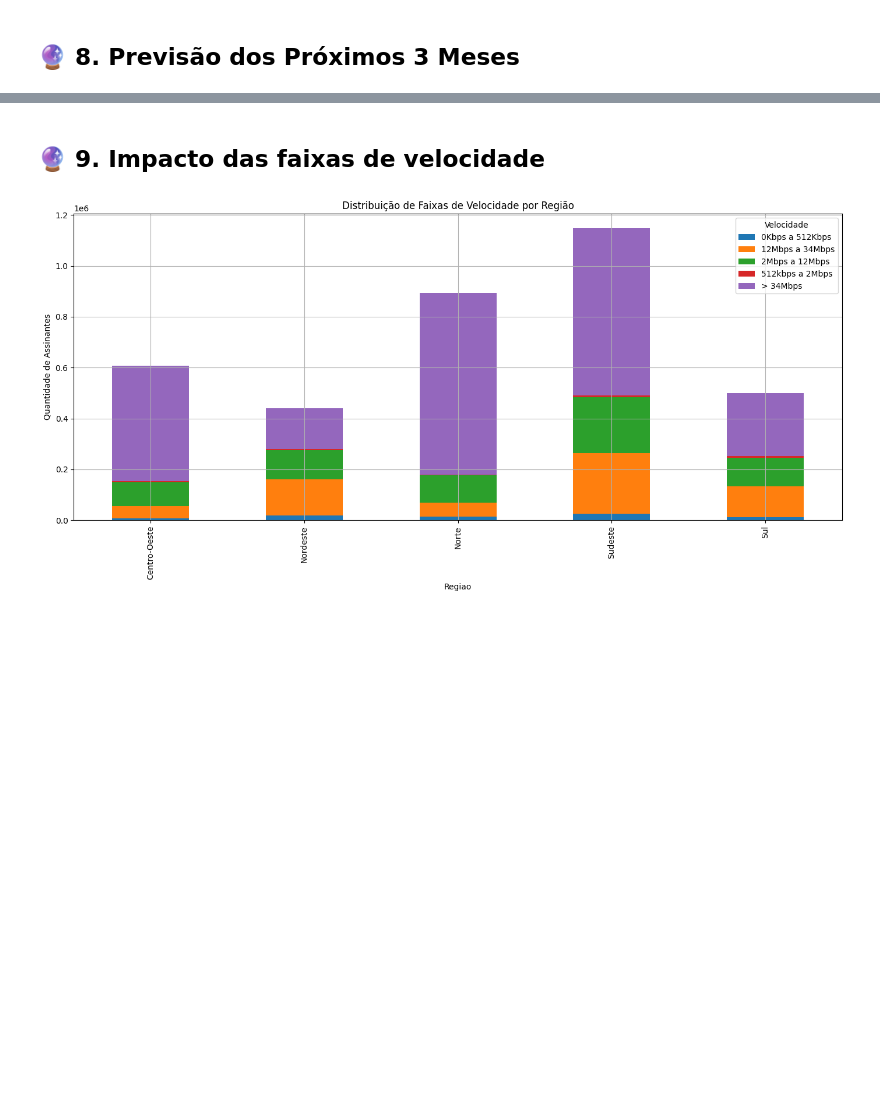
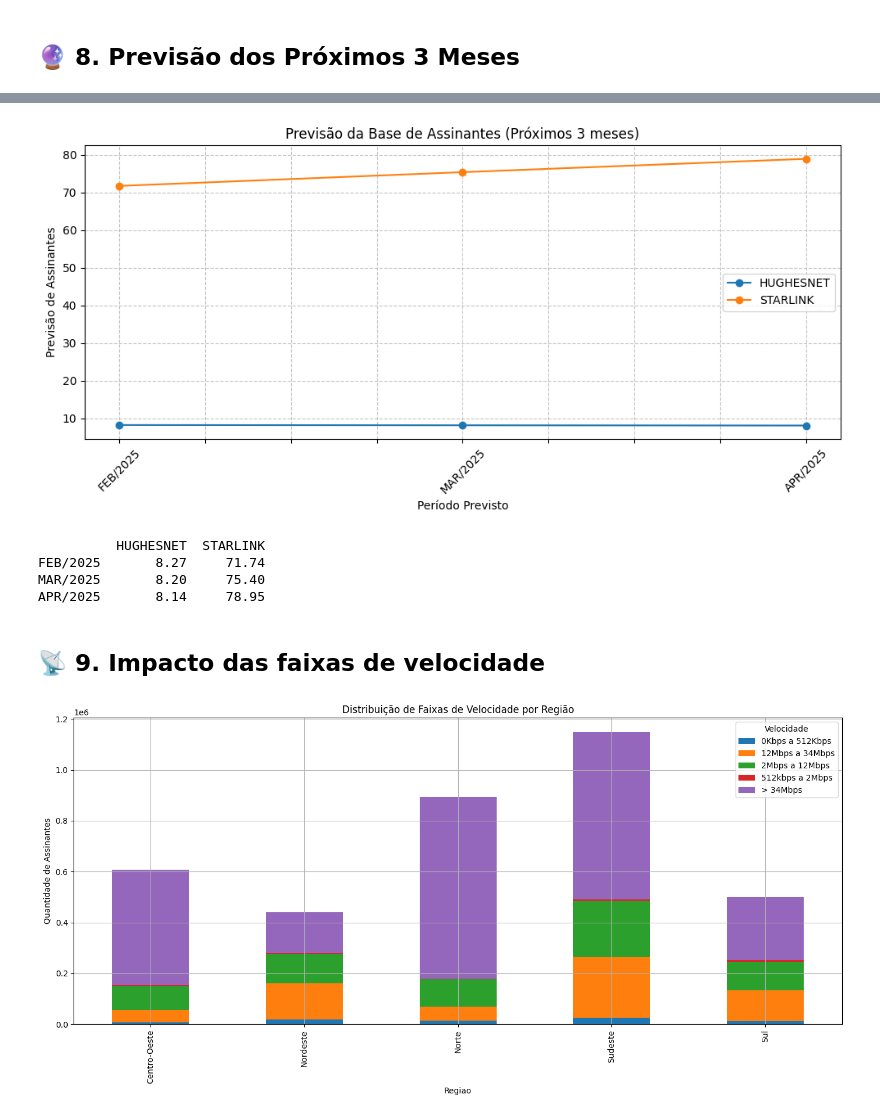
Before and after one commit to brunalves00/brunalves00, a Jupyter notebook: Case_Starlink_HughesNet.ipynb, the cells around one changed output, grey strips where cells are left out. Saved outputs shown, nothing was run; the diff lists cells and outputs as text; code cells hidden in the pictures; blank space fills up the shorter version.

```diff
--- a/Case_Starlink_HughesNet.ipynb
+++ b/Case_Starlink_HughesNet.ipynb
@@ -251,5 +255,52 @@ print(previsoes_df.round(2))
+# %%
+# Coluna numérica para datas
+df['Mes_Num'] = df['AnoMes'].map(pd.Timestamp.toordinal)
+
+# Última data do histórico
+ultima_data = df['AnoMes'].max()
+
+# Gerar datas futuras (próximos 3 meses)
+futuras_datas = pd.date_range(ultima_data + pd.DateOffset(months=1), periods=3, freq='ME')
+futuras_datas_ordinais = futuras_datas.map(pd.Timestamp.toordinal).to_numpy().reshape(-1, 1)
+
+# DataFrame para armazenar previsões claramente
+previsoes_df = pd.DataFrame(index=futuras_datas.strftime('%b/%Y').str.upper())
+
+# Treinar modelo e prever para cada operadora
+for op in df['Nome Operadora'].unique():
+    modelo = LinearRegression()
+    temp_df = df[df['Nome Operadora'] == op]
+
+    X = temp_df[['Mes_Num']]
+    y = temp_df['Base Assinantes Banda Larga']
+    modelo.fit(X, y)
+
+    # Fazer previsões usando futuros períodos
+    previsao = modelo.predict(futuras_datas_ordinais)
+    previsoes_df[op] = previsao
+
+# Plotar gráfico das previsões (3 meses)
+plt.figure(figsize=(10, 5))
+previsoes_df.plot(marker='o', ax=plt.gca())
+
+plt.title('Previsão da Base de Assinantes (Próximos 3 meses)')
+plt.xlabel('Período Previsto')
+plt.ylabel('Previsão de Assinantes')
+plt.grid(True, linestyle='--', alpha=0.7)
+plt.xticks(rotation=45)
+plt.tight_layout()
+plt.show()
+
+# Mostrar previsões detalhadas
+print(previsoes_df.round(2))
+# %% [output]
+[figure, added]
+          HUGHESNET  STARLINK
+FEB/2025       8.27     71.74
+MAR/2025       8.20     75.40
+APR/2025       8.14     78.95
 # %% [markdown]
-## 🔮 **9. Impacto das faixas de velocidade**
+## 📡 **9. Impacto das faixas de velocidade**
 # %%
 velocidade_regiao = df.pivot_table(
     index='Regiao',
```
Also changed, not shown: parts of 9 cells of this notebook.
